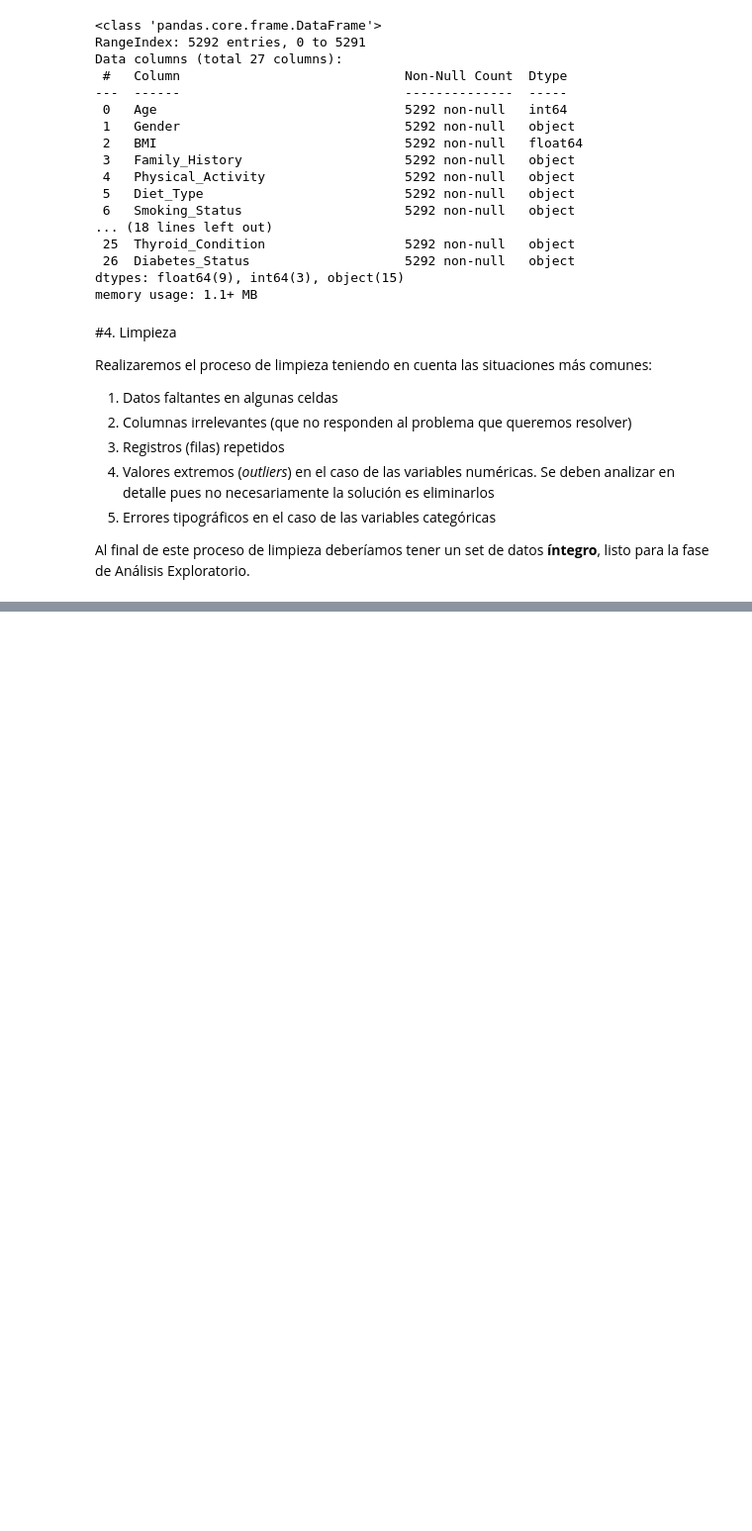
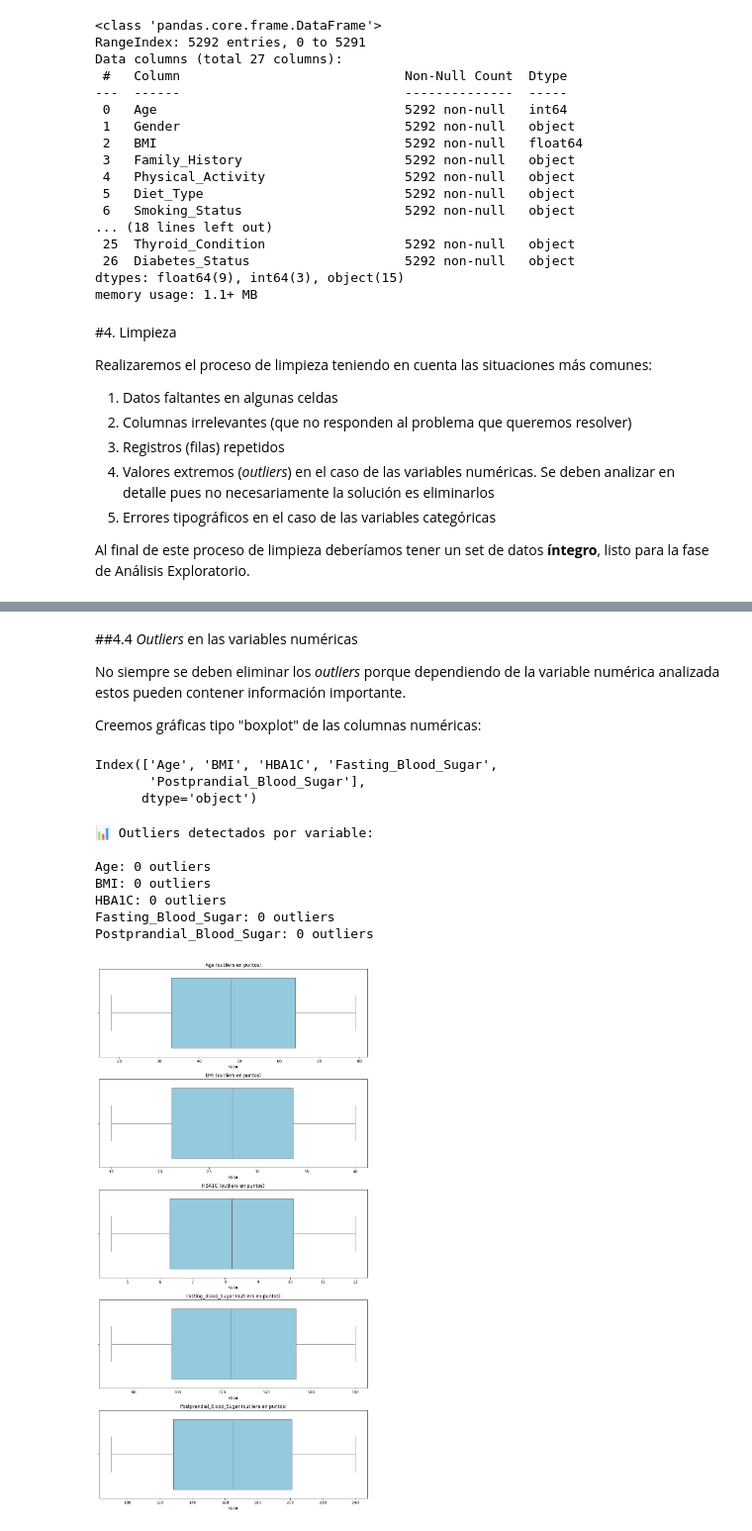
Before and after one commit to chamomatias/proy_final_DSII, a Jupyter notebook: PF - 1er Preentrega.ipynb, the cells around one changed output, grey strips where cells are left out. Shown at 99% size. Cells and saved outputs as stored; diff of their text form; code cells hidden in the pictures; blank space fills up the shorter version.

```diff
--- a/PF - 1er Preentrega.ipynb
+++ b/PF - 1er Preentrega.ipynb
@@ -108,0 +242,16 @@ Al final de este proceso de limpieza deberíamos tener un set de datos **íntegr
+# %%
+# Conteo de los niveles en las diferentes columnas categóricas
+cols_cat = [
+            'Gender',
+            'Physical_Activity',
+            'Diet_Type',
+            'Smoking_Status',
+            'Alcohol_Intake',
+            'Family_History',
+            'Hypertension',
+            'Thyroid_Condition',
+            'Diabetes_Status'
+            ]
+
+for col in cols_cat:
+  print(f'Columna {col}: {df[col].nunique()} subniveles')
@@ -108,0 +287,4 @@ Al final de este proceso de limpieza deberíamos tener un set de datos **íntegr
+# %%
+print(f'Tamaño del set antes de eliminar las filas repetidas: {df.shape}')
+df.drop_duplicates(inplace=True)
+print(f'Tamaño del set después de eliminar las filas repetidas: {df.shape}')
@@ -108,0 +294,59 @@ Al final de este proceso de limpieza deberíamos tener un set de datos **íntegr
+# %% [markdown]
+##4.4 *Outliers* en las variables numéricas
+
+No siempre se deben eliminar los *outliers* porque dependiendo de la variable numérica analizada estos pueden contener información importante.
+
+Creemos gráficas tipo "boxplot" de las columnas numéricas:
+# %%
+# Ver columnas numéricas del dataset original
+cols_num = df.select_dtypes(include='number').columns
+print(cols_num)
+# %% [output]
+Index(['Age', 'BMI', 'HBA1C', 'Fasting_Blood_Sugar',
+       'Postprandial_Blood_Sugar'],
+      dtype='object')
+# %%
+# Lista de columnas numéricas
+cols_num = [
+
+            'Age',
+            'BMI',
+            'HBA1C',
+            'Fasting_Blood_Sugar',
+            'Postprandial_Blood_Sugar'
+            ]
+
+# Función para contar outliers usando IQR
+def contar_outliers(df, col):
+    Q1 = df[col].quantile(0.25)
+    Q3 = df[col].quantile(0.75)
+    IQR = Q3 - Q1
+    outliers = df[(df[col] < Q1 - 1.5*IQR) | (df[col] > Q3 + 1.5*IQR)]
+    return len(outliers)
+
+# 1. Mostrar cantidad de outliers por columna
+print("📊 Outliers detectados por variable:\n")
+for col in cols_num:
+    n_outliers = contar_outliers(data, col)
+    print(f"{col}: {n_outliers} outliers")
+
+# 2. Gráficos boxplot de cada variable
+fig, ax = plt.subplots(nrows=len(cols_num), ncols=1, figsize=(10, 4*len(cols_num)))
+fig.subplots_adjust(hspace=0.6)
+
+for i, col in enumerate(cols_num):
+    sns.boxplot(x=data[col], ax=ax[i], color='skyblue', fliersize=5)
+    ax[i].set_title(f'{col} (outliers en puntos)')
+    ax[i].set_xlabel('Valor')
+
+plt.tight_layout()
+plt.show()
+# %% [output]
+📊 Outliers detectados por variable:
+
+Age: 0 outliers
+BMI: 0 outliers
+HBA1C: 0 outliers
+Fasting_Blood_Sugar: 0 outliers
+Postprandial_Blood_Sugar: 0 outliers
+[figure, added]
```
Also changed, not shown: parts of 15 cells of this notebook.
